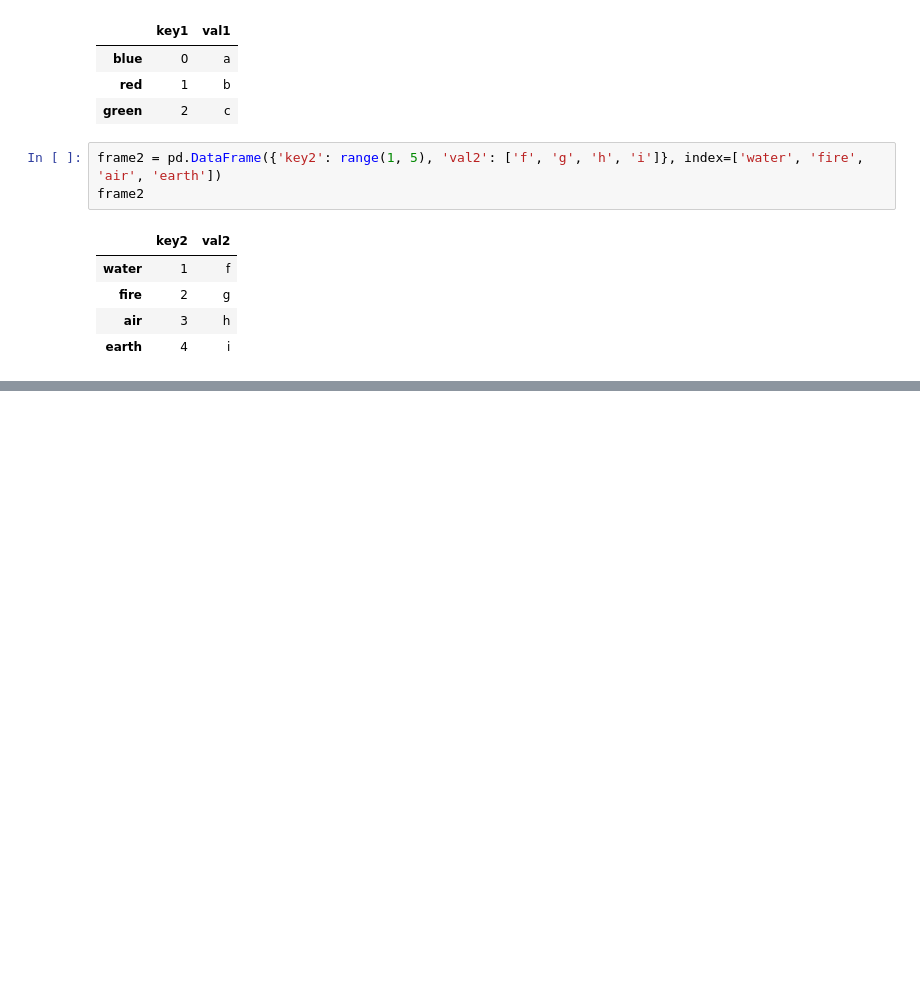
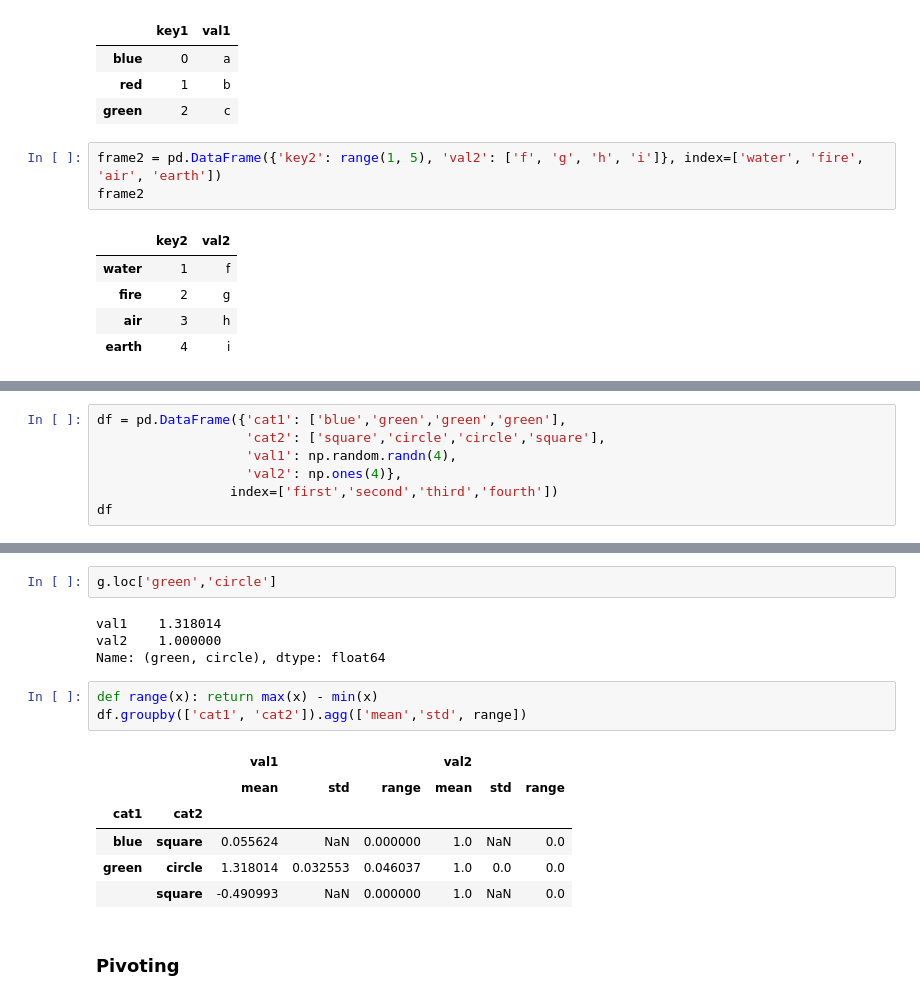
Before and after one commit to skeydan/data-science-with-python, a Jupyter notebook: notebooks/pandas.ipynb, the cells around one changed output, grey strips where cells are left out. Cells and saved outputs as stored; diff of their text form; blank space fills up the shorter version.

```diff
--- a/notebooks/pandas.ipynb
+++ b/notebooks/pandas.ipynb
@@ -408,0 +572,7 @@ pd.merge(frame1, frame2, left_on='key1', right_on='key2', how='inner')
+# %%
+df = pd.DataFrame({'cat1': ['blue','green','green','green'],
+                   'cat2': ['square','circle','circle','square'],
+                   'val1': np.random.randn(4),
+                   'val2': np.ones(4)},
+                 index=['first','second','third','fourth'])
+df
@@ -408,0 +608,18 @@ pd.merge(frame1, frame2, left_on='key1', right_on='key2', how='inner')
+# %%
+g.loc['green','circle']
+# %% [output]
+val1    1.318014
+val2    1.000000
+Name: (green, circle), dtype: float64
+# %%
+def range(x): return max(x) - min(x)
+df.groupby(['cat1', 'cat2']).agg(['mean','std', range])
+# %% [output]
+|  |  | val1 |  |  | val2 |  |  |
+|  |  | mean | std | range | mean | std | range |
+| cat1 | cat2 |  |  |  |  |  |  |
+| blue | square | 0.055624 | NaN | 0.000000 | 1.0 | NaN | 0.0 |
+| green | circle | 1.318014 | 0.032553 | 0.046037 | 1.0 | 0.0 | 0.0 |
+|  | square | -0.490993 | NaN | 0.000000 | 1.0 | NaN | 0.0 |
+# %% [markdown]
+### Pivoting
```
Also changed, not shown: parts of 83 cells of this notebook.
